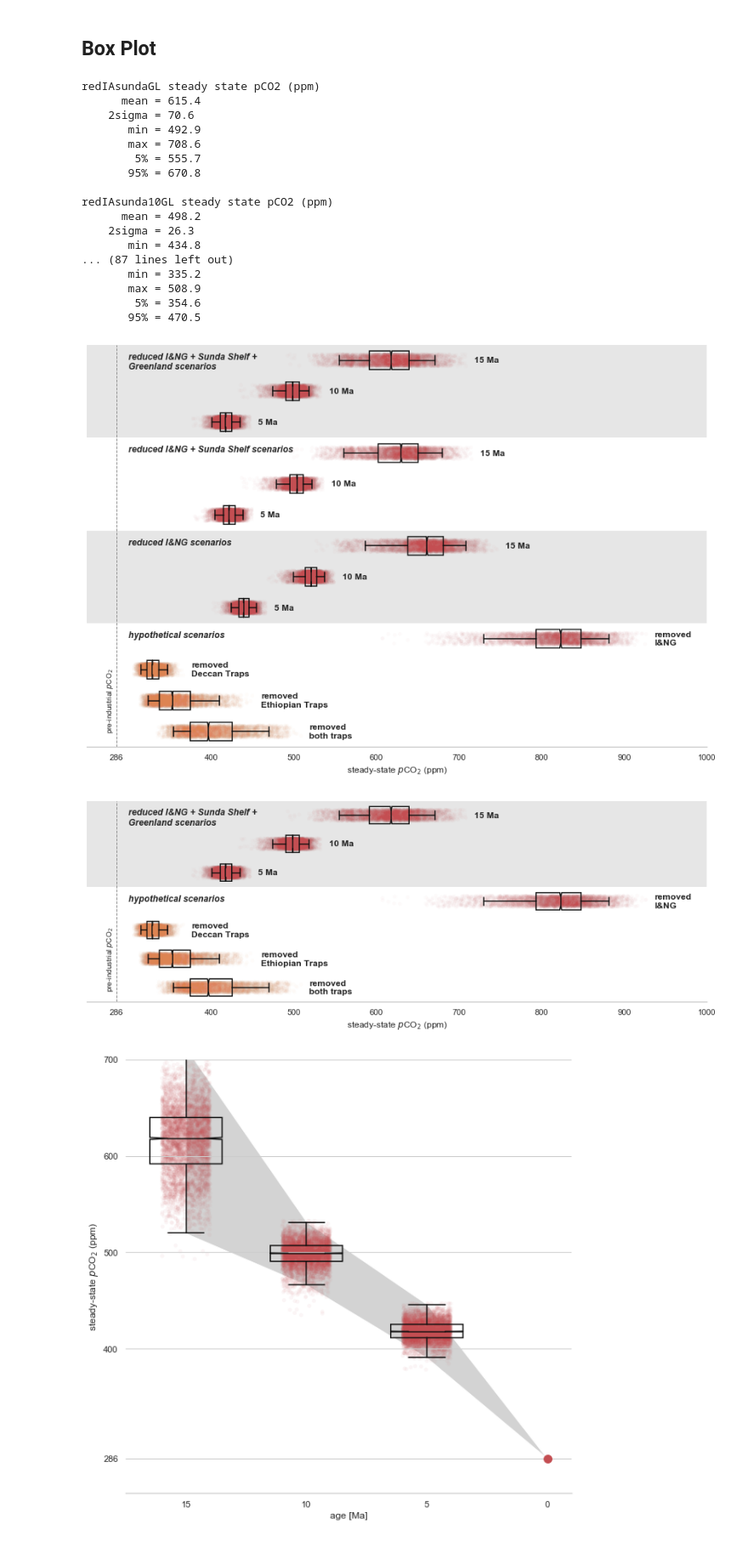
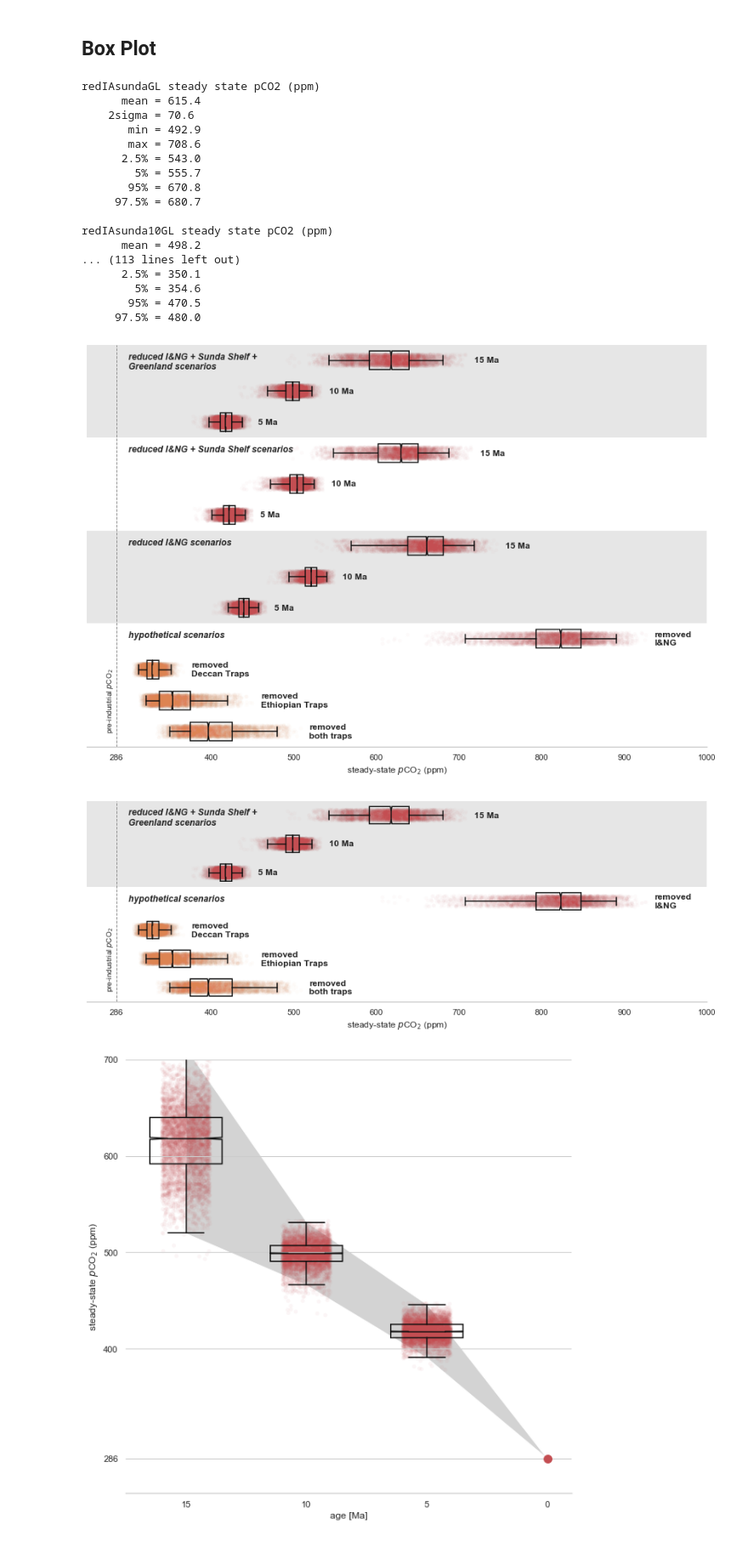
Before and after one commit to Swanson-Hysell-Group/GEOCLIM_Modern, a Jupyter notebook: Code/Notebooks/scenario_analysis.ipynb, the cells around one changed output. Shown at 85% size. Saved outputs shown, nothing was run; the diff lists cells and outputs as text; code cells hidden in the pictures.

Commit message:
edit whiskers in scenario plots

```diff
--- a/Code/Notebooks/scenario_analysis.ipynb
+++ b/Code/Notebooks/scenario_analysis.ipynb
@@ -673,8 +673,10 @@ for i in range(len(sns_df_scenario_list)):
     print('    2sigma = {:.1f}'.format(2*np.std(sns_df_slice['ppm'])))
     print('       min = {:.1f}'.format(np.min(sns_df_slice['ppm'])))
     print('       max = {:.1f}'.format(np.max(sns_df_slice['ppm'])))
+    print('      2.5% = {:.1f}'.format(np.percentile(sns_df_slice['ppm'], 2.5)))
     print('        5% = {:.1f}'.format(np.percentile(sns_df_slice['ppm'], 5)))
     print('       95% = {:.1f}'.format(np.percentile(sns_df_slice['ppm'], 95)))
+    print('     97.5% = {:.1f}'.format(np.percentile(sns_df_slice['ppm'], 97.5)))
     print('')
 # %% [output]
 redIAsundaGL steady state pCO2 (ppm)
@@ -682,18 +684,18 @@ redIAsundaGL steady state pCO2 (ppm)
     2sigma = 70.6
        min = 492.9
        max = 708.6
+      2.5% = 543.0
         5% = 555.7
        95% = 670.8
+     97.5% = 680.7
 
 redIAsunda10GL steady state pCO2 (ppm)
       mean = 498.2
-    2sigma = 26.3
-       min = 434.8
-... (87 lines left out)
-       min = 335.2
-       max = 508.9
+... (113 lines left out)
+      2.5% = 350.1
         5% = 354.6
        95% = 470.5
+     97.5% = 480.0
 # %%
 sns.set(style='whitegrid')
 
@@ -707,7 +709,7 @@ sns.stripplot(x='ppm', y='scenario', data=sns_df, palette=['C3','C3','C3',
               dodge=True, jitter=0.2, alpha=0.025, zorder=-99)
 
 sns.boxplot(x='ppm', y='scenario', data=sns_df, color='k',
-            fliersize=0, width=0.6, notch=True, whis=(5,95), zorder=99)
+            fliersize=0, width=0.6, notch=True, whis=(2.5,97.5), zorder=99)
 
 for patch in ax.artists:
     r,g,b,a = patch.get_facecolor()
@@ -774,34 +776,34 @@ ax.add_patch(rect)
 
 rect = patches.Rectangle((250,5.5),750,3,
                          edgecolor='none',facecolor=(0.9,0.9,0.9),zorder=-999)
 ax.add_patch(rect)
 
 ax.axvline(286, c='C7', lw=1, ls='--')
 ax.text(284, 11, 'pre-industrial $\it{p}$CO$_{2}$', fontsize=10,
         horizontalalignment='right', verticalalignment='center', rotation=90)
 
 ax.text(300, -0.25, 'reduced I&NG + Sunda Shelf +\nGreenland scenarios',
         fontsize=12, style='italic', fontweight='bold',
         horizontalalignment='left', verticalalignment='top')
 ax.text(300, 2.75, 'reduced I&NG + Sunda Shelf scenarios',
         fontsize=12, style='italic', fontweight='bold',
         horizontalalignment='left', verticalalignment='top')
 ax.text(300, 5.75, 'reduced I&NG scenarios',
         fontsize=12, style='italic', fontweight='bold',
         horizontalalignment='left', verticalalignment='top')
 ax.text(300, 8.75, 'hypothetical scenarios',
         fontsize=12, style='italic', fontweight='bold',
         horizontalalignment='left', verticalalignment='top')
 
 # final clean up
 ax.xaxis.grid(False)
 sns.despine(left=True)
 
 fig.savefig('../../Manuscript/Figures/scenario_pCO2_all.pdf',bbox_inches='tight')
 
 plt.show(fig)
 # %% [output]
-[figure, old version]
+[figure, new version]
 # %%
 sns_df_mini = pd.concat([sns_df_1,
                          sns_df_2,
@@ -828,7 +830,7 @@ sns.stripplot(x='ppm', y='scenario', data=sns_df_mini, palette=['C3','C3','C3','
               dodge=True, jitter=0.2, alpha=0.025, zorder=-99)
 
 sns.boxplot(x='ppm', y='scenario', data=sns_df_mini, color='k',
-            fliersize=0, width=0.6, notch=True, whis=(5,95), zorder=99)
+            fliersize=0, width=0.6, notch=True, whis=(2.5,97.5), zorder=99)
 
 for patch in ax.artists:
     r,g,b,a = patch.get_facecolor()
@@ -892,7 +894,7 @@ fig.savefig('../../Manuscript/Figures/scenario_pCO2.pdf',bbox_inches='tight')
 
 plt.show(fig)
 # %% [output]
-[figure, old version]
+[figure, new version]
 # %%
 sns_df_time = pd.concat([sns_df_1,
                          sns_df_2,
```
Also changed, not shown: 3 other files.
